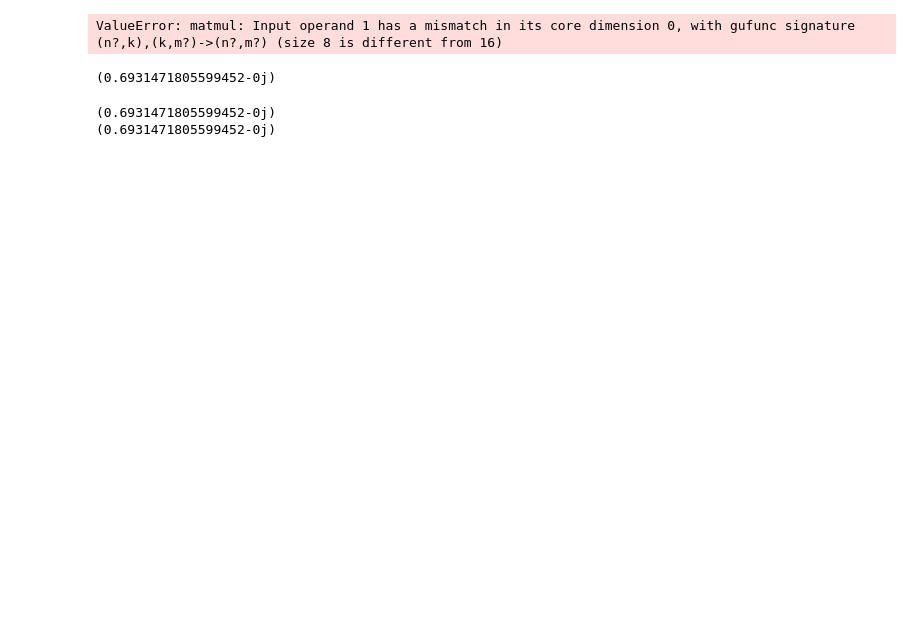
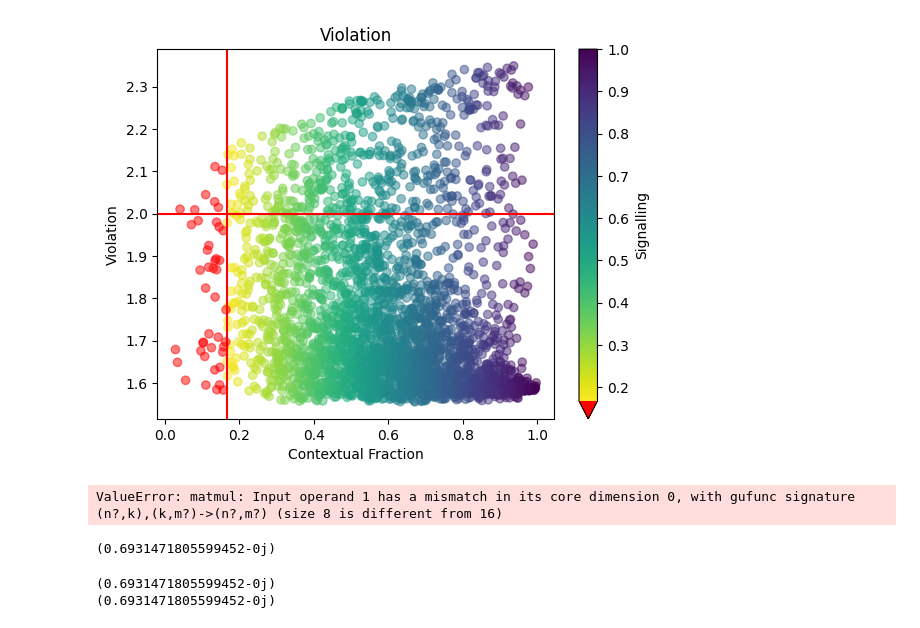
Before and after one commit to TilenLS/qnlp, a Jupyter notebook: main.ipynb, the cells around one changed output. Cells and saved outputs as stored; diff of their text form; code cells hidden in the pictures; blank space fills up the shorter version.

```diff
--- a/main.ipynb
+++ b/main.ipynb
@@ -29,7 +29,7 @@ class QModel(NumpyModel):
 models = {'disjoint_uncut': 'runs/disjoint_uncut_130E/best_model.lt',
           'disjoint_cut': 'runs/disjoint_cut_140E/best_model.lt',
           'spider_uncut': 'runs/spider_uncut_200E/best_model.lt',
-          'spider_cut': 'runs/Jul15_13-17-36_smew.cs.ucl.ac.uk/best_model.lt'}
+          'spider_cut': 'runs/spider_cut_50E/best_model.lt'}
 
 diagrams = {'disjoint_uncut': 'dataset/diagrams/disjoint_uncut.pkl',
             'disjoint_cut': 'dataset/diagrams/disjoint_cut.pkl',
@@ -91,7 +91,7 @@ class data_processor:
             return
         self.data = self.load_file(path)
 
-    def get_diagrams(self, path: str, con=True) -> None:
+    def get_diagrams(self, path: str, cut=True) -> None:
         if not path:
             return
 
@@ -105,7 +105,7 @@ class data_processor:
         for _, row in tqdm(schema_data.iterrows(), total=len(schema_data)):
             try:
                 s1, s2, pro, ref = row[['sentence1','sentence2','pronoun','referent']]
-                self.diagrams.append(ansatz(sent2dig(s1, s2, pro, ref, con=con)))
+                self.diagrams.append(ansatz(sent2dig(s1, s2, pro, ref, cut=cut)))
                 self.sentences.append(s1 + '. ' + s2 + '.')
             except Exception as err:
                 tqdm.write(f"Error: {err}".strip(), file=sys.stderr)
@@ -124,7 +124,7 @@ class data_processor:
         return Model(self.scenario, pr_dist)
 
     def calc_violation(self, state: np.array) -> float:
-        expectations = [np.matmul(state, np.matmul(self.pairs[ops], state)) for ops in list(self.pairs.keys())]
+        expectations = [np.matmul(np.conjugate(state), np.matmul(self.pairs[ops], state)) for ops in list(self.pairs.keys())]
         res = 0.0 + 0.0j
         for i in range(4):
             cur = abs(sum(expectations) - 2*expectations[i])
@@ -210,24 +210,7 @@ class data_processor:
         if save:
             plt.savefig('figures/' + title + '_' + datetime.datetime.now().strftime("%Y-%m-%d_%H_%M_%S"))
         plt.show()
-
-    def test_plot(self, title: str, save: bool=True, x=[], y=[], z=[], vmin=0, vmax=0,
-                 x_label='x', y_label='y', z_label='z') -> None:
-        if vmax==0:
-            vmax=max(z)
-
-        cmap = plt.get_cmap('viridis')
-        cmap.set_under('red')
-        scat = plt.scatter(x=x, y=y, c=z, alpha=1, vmax=vmax, vmin=vmin, cmap=cmap)
-
-        plt.xlabel(x_label)
-        plt.ylabel(y_label)
-        plt.colorbar(label=z_label, extend='min')
-        plt.title(title)
-        scat.set_alpha(0.5)
-        scat.cmap.set_under('red')
-        plt.show()
 # %%
 test = data_processor(scenario=CyclicScenario(['a','b','A','B'],2),
-                      model_path=models['disjoint_uncut'])
+                      model_path=models['spider_cut'])
 # %%
@@ -239,3 +219,22 @@ z = test.data["SF"]
+# %%
+x = test.data['CF']
+y = test.data['Violation']
+z = test.data['SF']
+# %%
+cmap = plt.get_cmap('viridis_r')
+cmap.set_under('red')
+scat = plt.scatter(x=x, y=y, c=z, alpha=1, vmax=1, vmin=1/6, cmap=cmap)
+plt.xlabel('Contextual Fraction')
+plt.ylabel('Violation')
+plt.axvline(x=1/6, color='r', linestyle='-')
+plt.axhline(y=2, color='r', linestyle='-')
+plt.colorbar(label='Signalling', extend='min')
+plt.title('Violation')
+scat.set_alpha(0.5)
+scat.cmap.set_under('red')
+plt.show()
+# %% [output]
+[figure, added]
 # %%
 eoe = []
 qre = []
```
Also changed, not shown: parts of 8 cells of this notebook, 8 other files.
